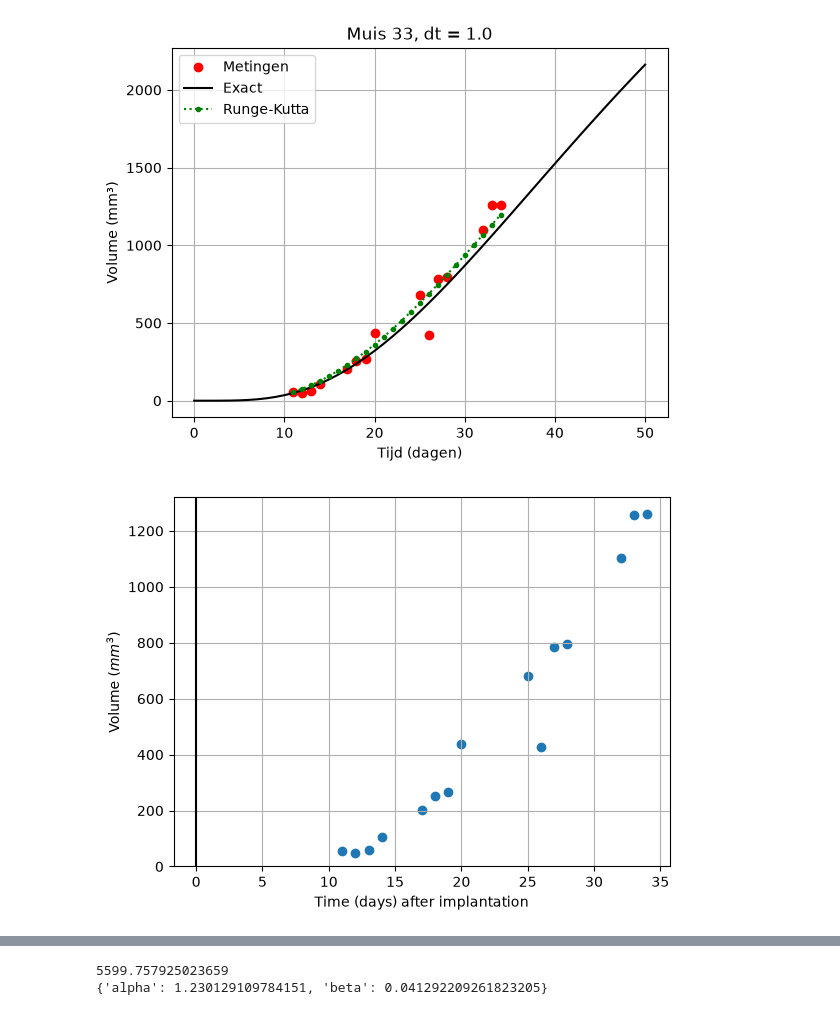
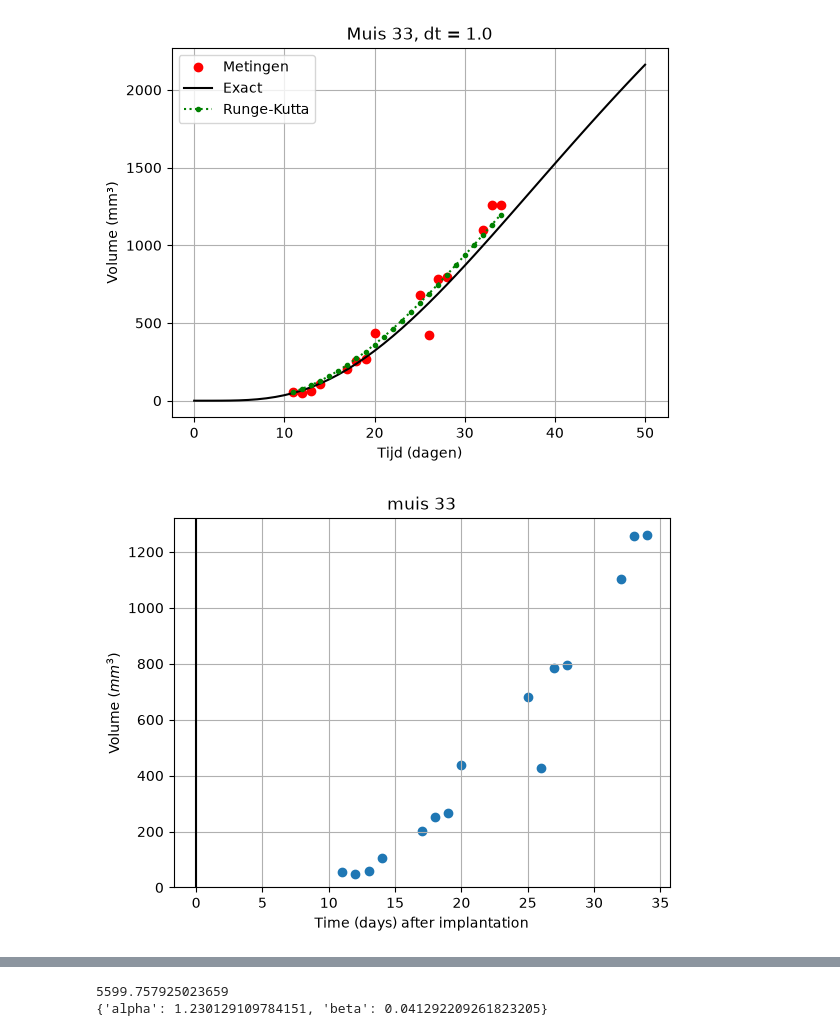
Before and after one commit to Nikkieeex/Dynamic_Modelling, a Jupyter notebook: use-case_example.ipynb, the cells around one changed output, grey strips where cells are left out. Drawn from its saved outputs; the diff is of its cells as text; code cells hidden in the pictures.

```diff
--- a/use-case_example.ipynb
+++ b/use-case_example.ipynb
@@ -26,6 +26,6 @@ def plot_test_data(data, marker_size = None, title = None, label = None, color =
     plt.axvline(0.0, color='k') # maakt een verticale zwarte lijn op de x = 0
     plt.title(title)
 # %%
-plot_test_data(muis33)
+plot_test_data(muis33, title = "muis 33")
 # %% [output]
-[figure, old version]
+[figure, new version]
```
Also changed, not shown: parts of 5 cells of this notebook.
